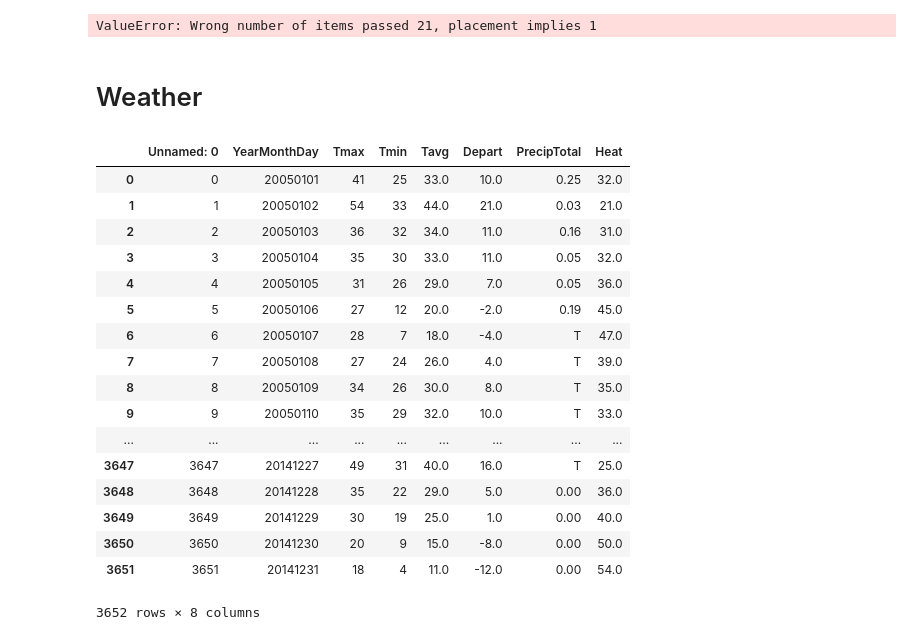
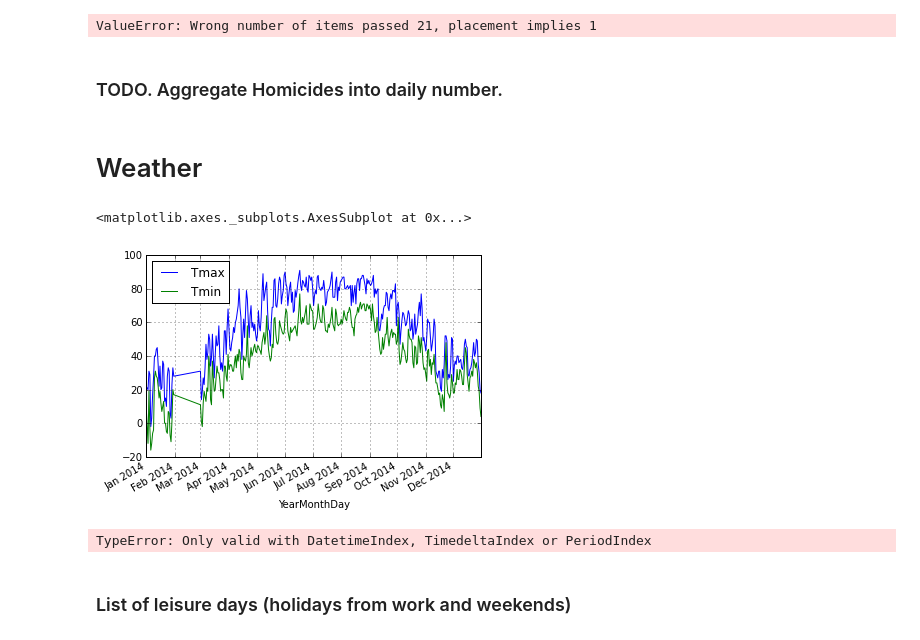
Before and after one commit to rogerfitz/chicitycrime, a Jupyter notebook: Chicago Crimes.ipynb, the cells around one changed output. Drawn from its saved outputs; the diff is of its cells as text; code cells hidden in the pictures.

```diff
--- a/Chicago Crimes.ipynb
+++ b/Chicago Crimes.ipynb
@@ -86,28 +80,21 @@ dtype: int64
 table = pd.pivot_table(crimes,values=['Sales'],index=['Province'],columns=['City'],aggfunc=np.sum,margins=True)
 # %% [output]
 ValueError: Wrong number of items passed 21, placement implies 1
+# %% [markdown]
+### TODO. Aggregate Homicides into daily number.
 # %% [markdown]
 # Weather
 # %%
 weather = pd.read_csv('chicitycrime/data/weather.csv')
+weather['YearMonthDay'] = pd.to_datetime(weather['YearMonthDay'])
+weather = weather.set_index('YearMonthDay')
+weather['2014'].plot()
+# %% [output]
+<matplotlib.axes._subplots.AxesSubplot at 0x...>
+[figure, added]
 # %%
-weather
+weather.resample('2D')
 # %% [output]
-|  | Unnamed: 0 | YearMonthDay | Tmax | Tmin | Tavg | Depart | PrecipTotal | Heat |
-| 0 | 0 | 20050101 | 41 | 25 | 33.0 | 10.0 | 0.25 | 32.0 |
-| 1 | 1 | 20050102 | 54 | 33 | 44.0 | 21.0 | 0.03 | 21.0 |
-| 2 | 2 | 20050103 | 36 | 32 | 34.0 | 11.0 | 0.16 | 31.0 |
-| 3 | 3 | 20050104 | 35 | 30 | 33.0 | 11.0 | 0.05 | 32.0 |
-| 4 | 4 | 20050105 | 31 | 26 | 29.0 | 7.0 | 0.05 | 36.0 |
-| 5 | 5 | 20050106 | 27 | 12 | 20.0 | -2.0 | 0.19 | 45.0 |
-| 6 | 6 | 20050107 | 28 | 7 | 18.0 | -4.0 | T | 47.0 |
-| 7 | 7 | 20050108 | 27 | 24 | 26.0 | 4.0 | T | 39.0 |
-| 8 | 8 | 20050109 | 34 | 26 | 30.0 | 8.0 | T | 35.0 |
-| 9 | 9 | 20050110 | 35 | 29 | 32.0 | 10.0 | T | 33.0 |
-| ... | ... | ... | ... | ... | ... | ... | ... | ... |
-| 3647 | 3647 | 20141227 | 49 | 31 | 40.0 | 16.0 | T | 25.0 |
-| 3648 | 3648 | 20141228 | 35 | 22 | 29.0 | 5.0 | 0.00 | 36.0 |
-| 3649 | 3649 | 20141229 | 30 | 19 | 25.0 | 1.0 | 0.00 | 40.0 |
-| 3650 | 3650 | 20141230 | 20 | 9 | 15.0 | -8.0 | 0.00 | 50.0 |
-| 3651 | 3651 | 20141231 | 18 | 4 | 11.0 | -12.0 | 0.00 | 54.0 |
-3652 rows × 8 columns
+TypeError: Only valid with DatetimeIndex, TimedeltaIndex or PeriodIndex
+# %% [markdown]
+### List of leisure days (holidays from work and weekends)
```
Also changed, not shown: parts of 6 cells of this notebook, 2 other files.
